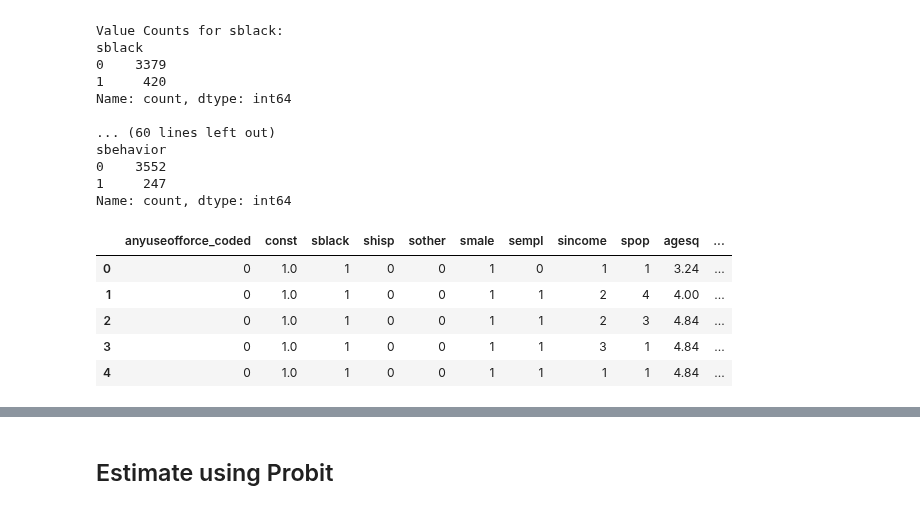
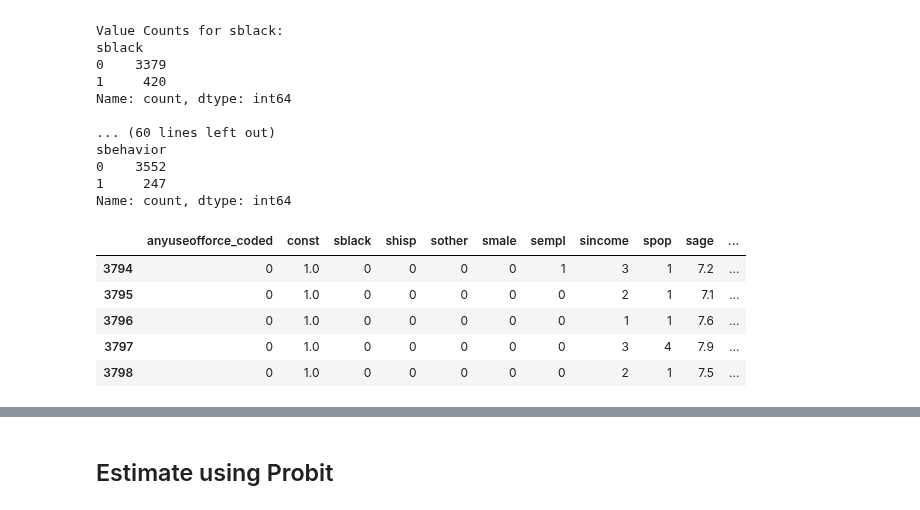
Before and after one commit to wzr768/AME-Clara-Theis-Ida, a Jupyter notebook: Project 3/Project 3.ipynb, the cells around one changed output, grey strips where cells are left out. Drawn from its saved outputs; the diff is of its cells as text; code cells hidden in the pictures.

```diff
--- a/Project 3/Project 3.ipynb
+++ b/Project 3/Project 3.ipynb
@@ -55,44 +57,42 @@ Name: count, dtype: int64
 y_lab = 'anyuseofforce_coded'
 #x_lab = ['const', 'sblack', 'shisp', 'sother']
 
 #x_lab = ['const', 'sblack', 'shisp', 'sother', 'smale', 'sempl', 'sincome', 'sage']
 #x_lab = ['const', 'sblack', 'shisp', 'sother', 'smale', 'sempl', 'sincome', 'spop', 'sage']
 #x_lab = ['const', 'sblack', 'shisp', 'sother', 'smale', 'sempl', 'sincome', 'spop', 'sage', 'daytime', 'inctype_lin', 'omajblack', 'omajhisp', 'omajother']
-#x_lab = ['const', 'sblack', 'shisp', 'sother', 'smale', 'sempl', 'sincome', 'spop', 'sage', 'daytime', 'inctype_lin', 'omajblack', 'omajhisp', 'omajother', 'sbehavior']
-x_lab = ['const', 'sblack', 'shisp', 'sother', 'smale', 'sempl', 'sincome', 'spop', 'agesq', 'daytime', 'inctype_lin', 'omajblack', 'omajhisp', 'omajother', 'sbehavior', 'year']
+x_lab = ['const', 'sblack', 'shisp', 'sother', 'smale', 'sempl', 'sincome', 'spop', 'sage', 'daytime', 'inctype_lin', 'omajblack', 'omajhisp', 'omajother', 'sbehavior','sagesq']
 
 dat['sage'] = dat['sage'] / 10
-dat['agesq'] = dat.sage * dat.sage
-dat['year'] = dat['year'] / 1000
+dat['sagesq'] = dat.sage * dat.sage
 
 #['const', 'sblack', 'shisp', 'sother', 'smale', 'sage', 'sempl', 'sincome', 'spop', 'daytime', 'inctype_lin', 'omajblack', 'omajhisp', 'omajother', 'sbehavior', 'year']  # Dropped 'osplit' and year // Multikollinearitet mellem hhv. "omajblack", "omajhisp" "omajwhite" og "omajother" +  "sblack", "shisp", "swhite", "sother"
 
 ## Declare labels, her er sother og omajother taget ud, men I kan bare rette til white
 #y_lab = 'anyuseofforce_coded'
 #x_lab = ["const", "sblack", "shisp", "swhite",  # Drop 'sother' giver Multikollinearitet  sammen med "sblack", "shisp", "swhite"
 #         "smale", "sage", "sempl", "sincome",
 #         "spop", "daytime", "inctype_lin",
 #         "omajblack", "omajhisp", "omajwhite",  # Drop 'omajother' giver Multikollinearitet sammen med "omajblack", "omajhisp", "omajwhite"
 #         "sbehavior"] # dropped year and osplit (indeholder kun 0?)
 
 # create extra variables
 N = dat.shape[0]
 dat['const'] = np.ones((N,))
 
 # Rebuild the dataset without 'osplit'
 dat = dat[[y_lab] + x_lab].copy()
 
 # Check for missing data
 assert dat.notnull().all(axis=1).all(), 'Missing values detected. Clean your data!'
 
-dat.head(5)
+dat.tail(5)
 # %% [output]
-|  | anyuseofforce_coded | const | sblack | shisp | sother | smale | sempl | sincome | spop | agesq | ... |
-| 0 | 0 | 1.0 | 1 | 0 | 0 | 1 | 0 | 1 | 1 | 3.24 | ... |
-| 1 | 0 | 1.0 | 1 | 0 | 0 | 1 | 1 | 2 | 4 | 4.00 | ... |
-| 2 | 0 | 1.0 | 1 | 0 | 0 | 1 | 1 | 2 | 3 | 4.84 | ... |
-| 3 | 0 | 1.0 | 1 | 0 | 0 | 1 | 1 | 3 | 1 | 4.84 | ... |
-| 4 | 0 | 1.0 | 1 | 0 | 0 | 1 | 1 | 1 | 1 | 4.84 | ... |
+|  | anyuseofforce_coded | const | sblack | shisp | sother | smale | sempl | sincome | spop | sage | ... |
+| 3794 | 0 | 1.0 | 0 | 0 | 0 | 0 | 1 | 3 | 1 | 7.2 | ... |
+| 3795 | 0 | 1.0 | 0 | 0 | 0 | 0 | 0 | 2 | 1 | 7.1 | ... |
+| 3796 | 0 | 1.0 | 0 | 0 | 0 | 0 | 0 | 1 | 1 | 7.6 | ... |
+| 3797 | 0 | 1.0 | 0 | 0 | 0 | 0 | 0 | 3 | 4 | 7.9 | ... |
+| 3798 | 0 | 1.0 | 0 | 0 | 0 | 0 | 0 | 2 | 1 | 7.5 | ... |
 # %%
 # Extract y and X
 y = dat[y_lab].values
```
Also changed, not shown: parts of 16 cells of this notebook.
